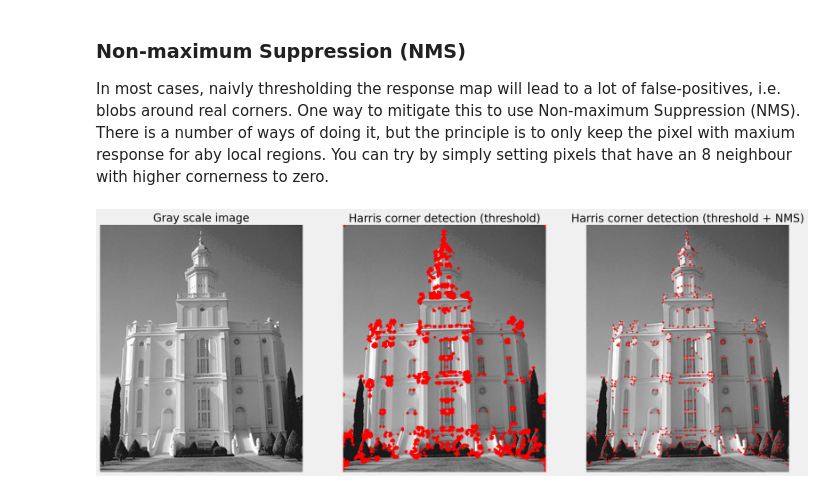
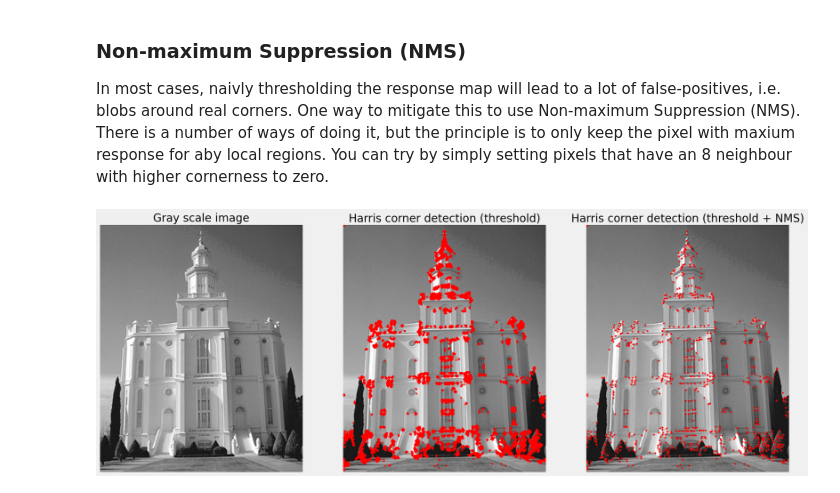
Before and after one commit to Kim-Xerxes/Image-Processing-Labs, a Jupyter notebook: labs/week_8.ipynb, the cells around one changed output. Cells and saved outputs as stored; diff of their text form; code cells hidden in the pictures.

```diff
--- a/labs/week_8.ipynb
+++ b/labs/week_8.ipynb
@@ -198,33 +241,34 @@ def nms(response, threshold, window_size=3):
 img = cv2.imread('../images/building.png')
 k = 0.05
 threshold = 2000.
 gray_img = cv2.cvtColor(img, cv2.COLOR_BGR2GRAY).astype(np.float32)
 H, W = gray_img.shape
 # Write your code here:
 
-corners =
+corners, response = harris(gray_img, threshold=threshold, k=k, weights=get_gaussian_kernel(3, 3, 1.0))
 harris_img_corner = draw_corners(img, corners)
 # corners after NMS
-corners_nms =
+corners, response = harris(gray_img, threshold=threshold, k=k, weights=get_gaussian_kernel(3, 3, 1.0))
+corners_nms = nms(response, threshold)
 harris_img_corner_nms = draw_corners(img, corners_nms)
 
 # Show Original and detected corners on image
 fig, axis = plt.subplots(1, 3, figsize=(20, 8), sharey=False)
 axis[0].imshow(gray_img, 'gray')
 axis[0].grid(False)
 axis[0].set_title('Gray scale image')
 axis[0].set_axis_off()
 
 axis[1].imshow(harris_img_corner, 'gray')
 axis[1].grid(False)
 axis[1].set_title('Harris corner detection (threshold)')
 axis[1].set_axis_off()
 
 axis[2].imshow(harris_img_corner_nms, 'gray')
 axis[2].grid(False)
 axis[2].set_title('Harris corner detection (threshold + NMS)')
 axis[2].set_axis_off()
 
 plt.show()
 # %% [output]
-[figure, old version]
+[figure, new version]
```
Also changed, not shown: parts of 1 cell of this notebook, 1 other file.
